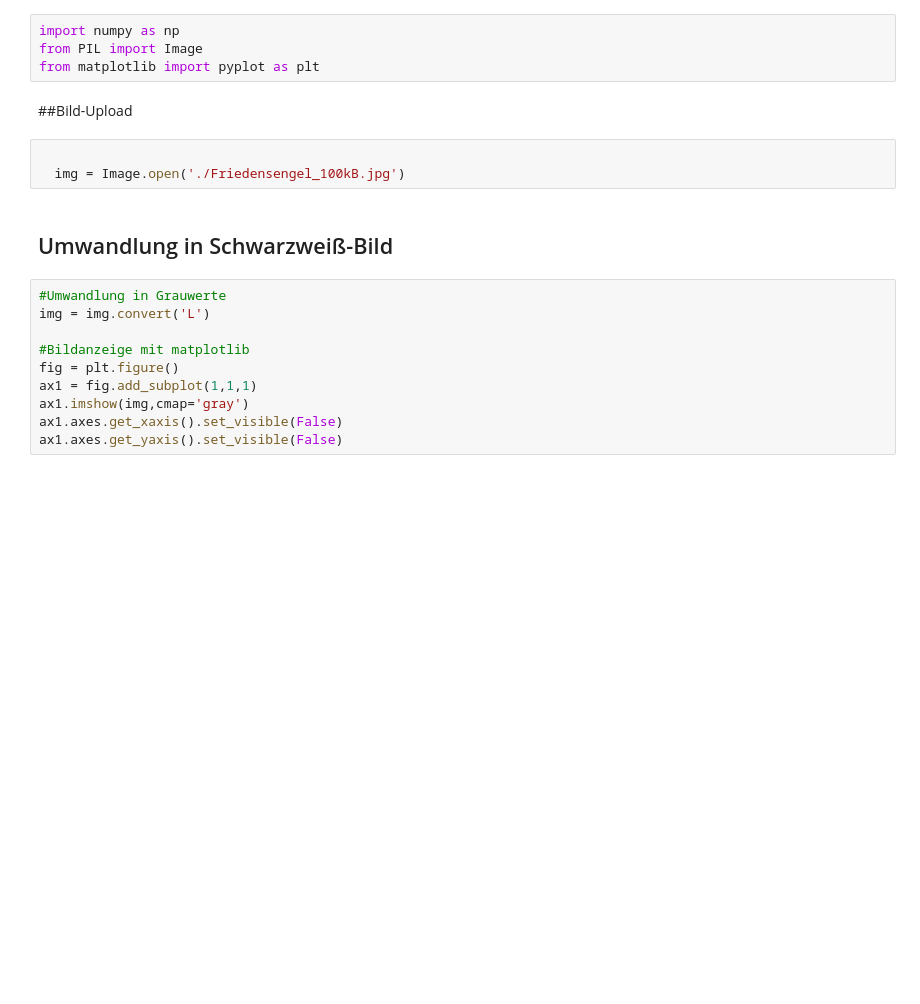
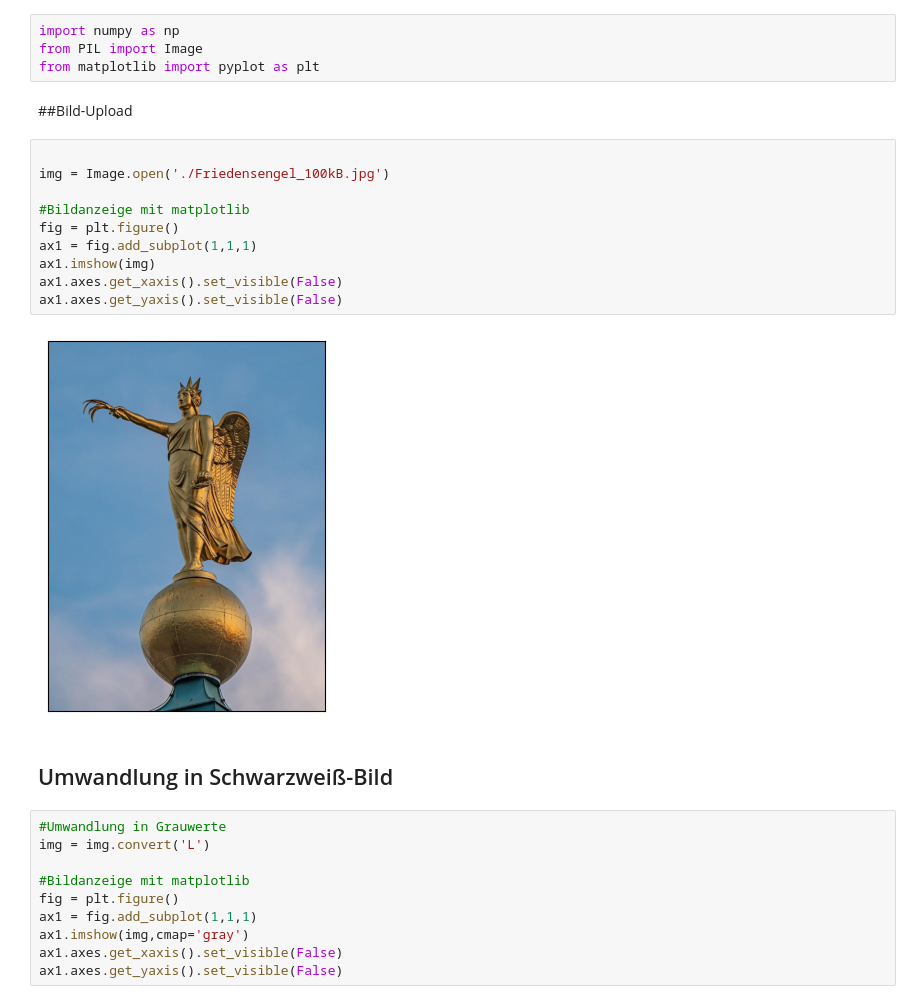
Before and after one commit to JuliaHoerrmann/BildkompressionMitSingulaerwertzerlegung, a Jupyter notebook: Singulärwertzerlegung.ipynb, the cells around one changed output. Saved outputs shown, nothing was run; the diff lists cells and outputs as text; blank space fills up the shorter version.

```diff
--- a/Singulärwertzerlegung.ipynb
+++ b/Singulärwertzerlegung.ipynb
@@ -6,9 +6,18 @@ from PIL import Image
 from matplotlib import pyplot as plt
 # %% [markdown]
 ##Bild-Upload
-# %%
-
-  img = Image.open('./Friedensengel_100kB.jpg')
+# %%
+
+img = Image.open('./Friedensengel_100kB.jpg')
+
+#Bildanzeige mit matplotlib
+fig = plt.figure()
+ax1 = fig.add_subplot(1,1,1)
+ax1.imshow(img)
+ax1.axes.get_xaxis().set_visible(False)
+ax1.axes.get_yaxis().set_visible(False)
+# %% [output]
+[figure, added]
 # %% [markdown]
 ## Umwandlung in Schwarzweiß-Bild
 # %%
```
